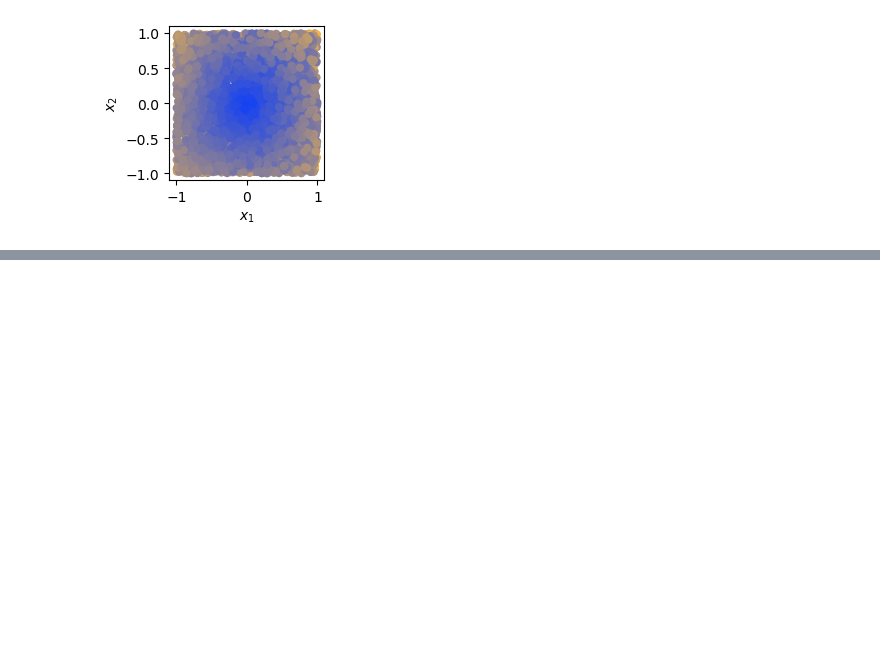
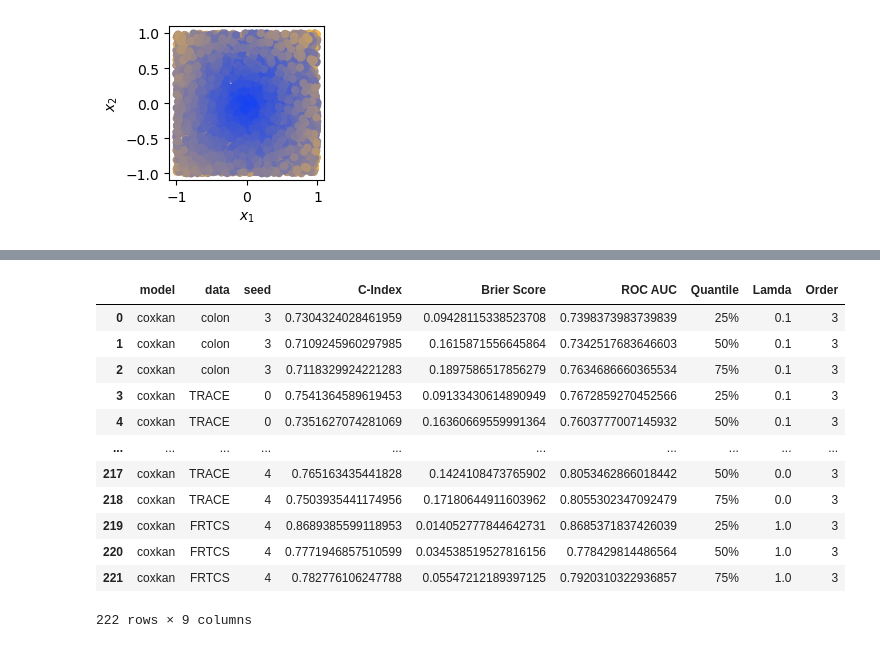
Before and after one commit to jiaxiang-cheng/CoxKAN, a Jupyter notebook: notebook/Summary.ipynb, the cells around one changed output, grey strips where cells are left out. Cells and saved outputs as stored; diff of their text form; code cells hidden in the pictures; blank space fills up the shorter version.

```diff
--- a/notebook/Summary.ipynb
+++ b/notebook/Summary.ipynb
@@ -505,0 +583,53 @@ plt.show()
+# %%
+df_summary = pd.DataFrame()
+
+for i in res_lamb_files:
+    if i.split('.')[-1] != 'txt' or i.split('_')[1] == 'symbol':
+        continue
+
+    res = pd.read_csv('../results/ablation/lamb/{}'.format(i), sep=":\t", header=None, engine='python')
+    res.columns = ["info", "value"]
+    res = res.set_index('info')
+
+    rest = res.transpose()
+    rest.columns = list(rest.columns[:3]) + ['lamb', 'order'] + list(rest.columns[5:])
+
+    if len(list(rest.columns)) < 4:
+        continue
+
+    res_25 = rest[list(rest.columns[:3]) + list(rest.columns[6:9])]
+    res_25.columns = list(rest.columns[:3]) + ['C-Index', 'Brier Score', 'ROC AUC']
+    res_25['Quantile'] = '25%'
+    res_25['Lamda'] = rest['lamb']
+    res_25['Order'] = rest['order']
+
+    res_5 = rest[list(rest.columns[:3]) + list(rest.columns[10:13])]
+    res_5.columns = list(rest.columns[:3]) + ['C-Index', 'Brier Score', 'ROC AUC']
+    res_5['Quantile'] = '50%'
+    res_5['Lamda'] = rest['lamb']
+    res_5['Order'] = rest['order']
+
+    res_75 = rest[list(rest.columns[:3]) + list(rest.columns[14:])]
+    res_75.columns = list(rest.columns[:3]) + ['C-Index', 'Brier Score', 'ROC AUC']
+    res_75['Quantile'] = '75%'
+    res_75['Lamda'] = rest['lamb']
+    res_75['Order'] = rest['order']
+
+    df_summary = pd.concat([df_summary, res_25, res_5, res_75])
+
+df_summary.reset_index(inplace=True, drop=True)
+df_summary
+# %% [output]
+|  | model | data | seed | C-Index | Brier Score | ROC AUC | Quantile | Lamda | Order |
+| 0 | coxkan | colon | 3 | 0.7304324028461959 | 0.09428115338523708 | 0.7398373983739839 | 25% | 0.1 | 3 |
+| 1 | coxkan | colon | 3 | 0.7109245960297985 | 0.1615871556645864 | 0.7342517683646603 | 50% | 0.1 | 3 |
+| 2 | coxkan | colon | 3 | 0.7118329924221283 | 0.1897586517856279 | 0.7634686660365534 | 75% | 0.1 | 3 |
+| 3 | coxkan | TRACE | 0 | 0.7541364589619453 | 0.09133430614890949 | 0.7672859270452566 | 25% | 0.1 | 3 |
+| 4 | coxkan | TRACE | 0 | 0.7351627074281069 | 0.16360669559991364 | 0.7603777007145932 | 50% | 0.1 | 3 |
+| ... | ... | ... | ... | ... | ... | ... | ... | ... | ... |
+| 217 | coxkan | TRACE | 4 | 0.765163435441828 | 0.1424108473765902 | 0.8053462866018442 | 50% | 0.0 | 3 |
+| 218 | coxkan | TRACE | 4 | 0.7503935441174956 | 0.17180644911603962 | 0.8055302347092479 | 75% | 0.0 | 3 |
+| 219 | coxkan | FRTCS | 4 | 0.8689385599118953 | 0.014052777844642731 | 0.8685371837426039 | 25% | 1.0 | 3 |
+| 220 | coxkan | FRTCS | 4 | 0.7771946857510599 | 0.034538519527816156 | 0.778429814486564 | 50% | 1.0 | 3 |
+| 221 | coxkan | FRTCS | 4 | 0.782776106247788 | 0.05547212189397125 | 0.7920310322936857 | 75% | 1.0 | 3 |
+222 rows × 9 columns
```
Also changed, not shown: parts of 7 cells of this notebook, 2 other files.
